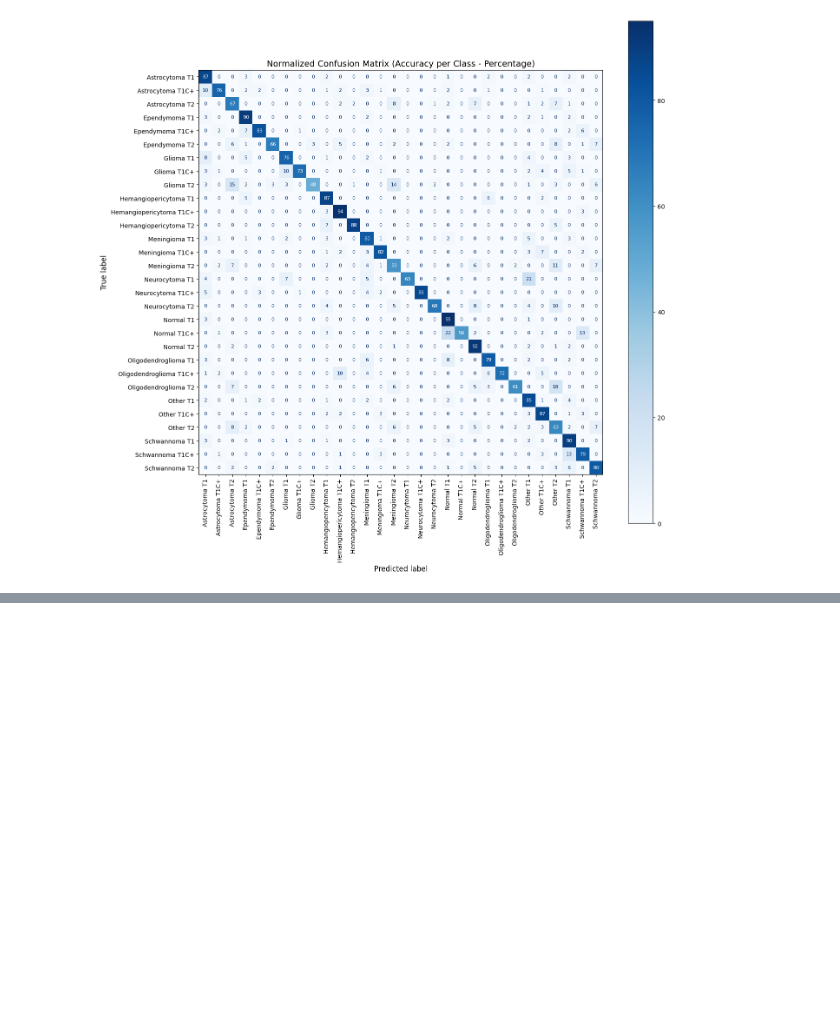
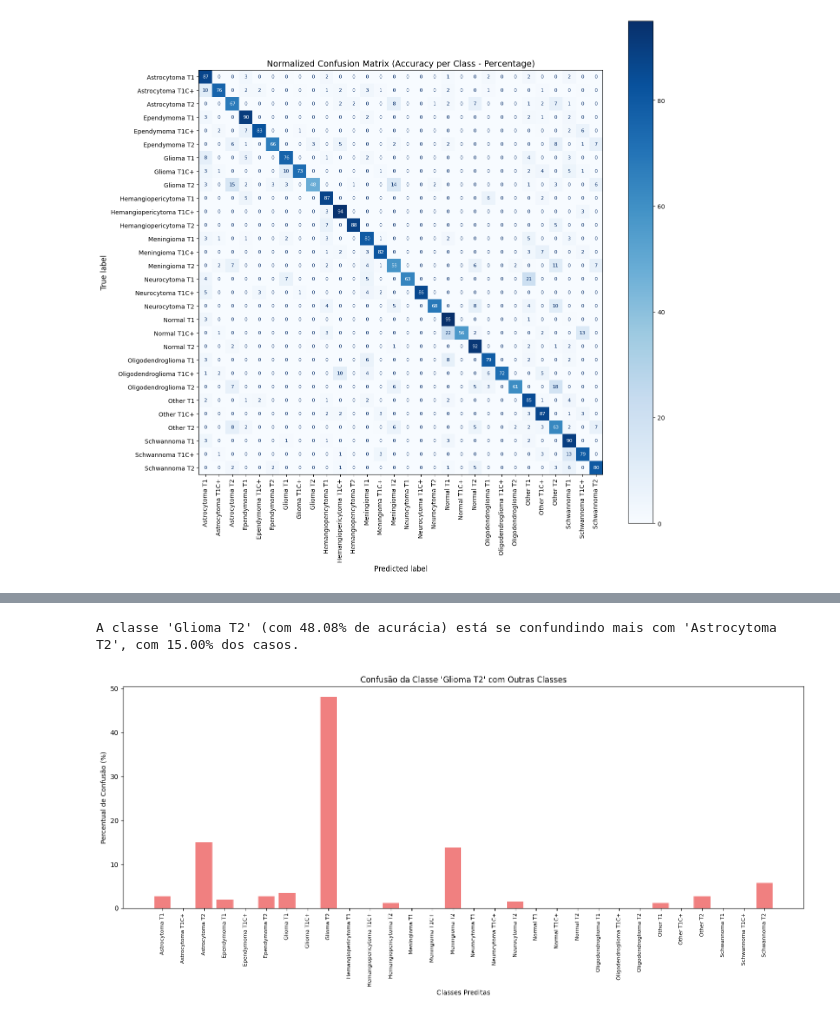
Before and after one commit to gabrielbarata/MVP-machine-learning, a Jupyter notebook: MVP_machine_learning.ipynb, the cells around one changed output, grey strips where cells are left out. Drawn from its saved outputs; the diff is of its cells as text; code cells hidden in the pictures; blank space fills up the shorter version.

```diff
--- a/MVP_machine_learning.ipynb
+++ b/MVP_machine_learning.ipynb
@@ -1073,3 +1062,29 @@ array([ 2.69230769,  0.        , 15.        ,  1.92307692,  0.        ,
+# %%
+confused_row = cm_normalized[min_acc_idx]
+
+confused_row_new = cm_normalized[min_acc_idx].copy()
+
+confused_row_new[min_acc_idx] = 0
+
+most_confused_idx = np.argmax(confused_row_new)
+
+most_confused_class_name = class_names[most_confused_idx]
+confusion_percentage = confused_row[most_confused_idx]
+
+print(f"A classe '{min_acc_class_name}' (com {min_acc:.2f}% de acurácia) está se confundindo mais com '{most_confused_class_name}', com {confusion_percentage:.2f}% dos casos.")
+
+
+plt.figure(figsize=(15, 7))
+plt.bar(list(class_names.values()), confused_row, color='lightcoral')
+plt.xlabel('Classes Preditas')
+plt.ylabel('Percentual de Confusão (%)')
+plt.title(f"Confusão da Classe '{min_acc_class_name}' com Outras Classes")
+plt.xticks(rotation=90, fontsize=8)
+plt.tight_layout()
+plt.show()
+# %% [output]
+A classe 'Glioma T2' (com 48.08% de acurácia) está se confundindo mais com 'Astrocytoma T2', com 15.00% dos casos.
+[figure, added]
 # %%
 clear_memory()
 # %%
```
Also changed, not shown: parts of 3 cells of this notebook.
